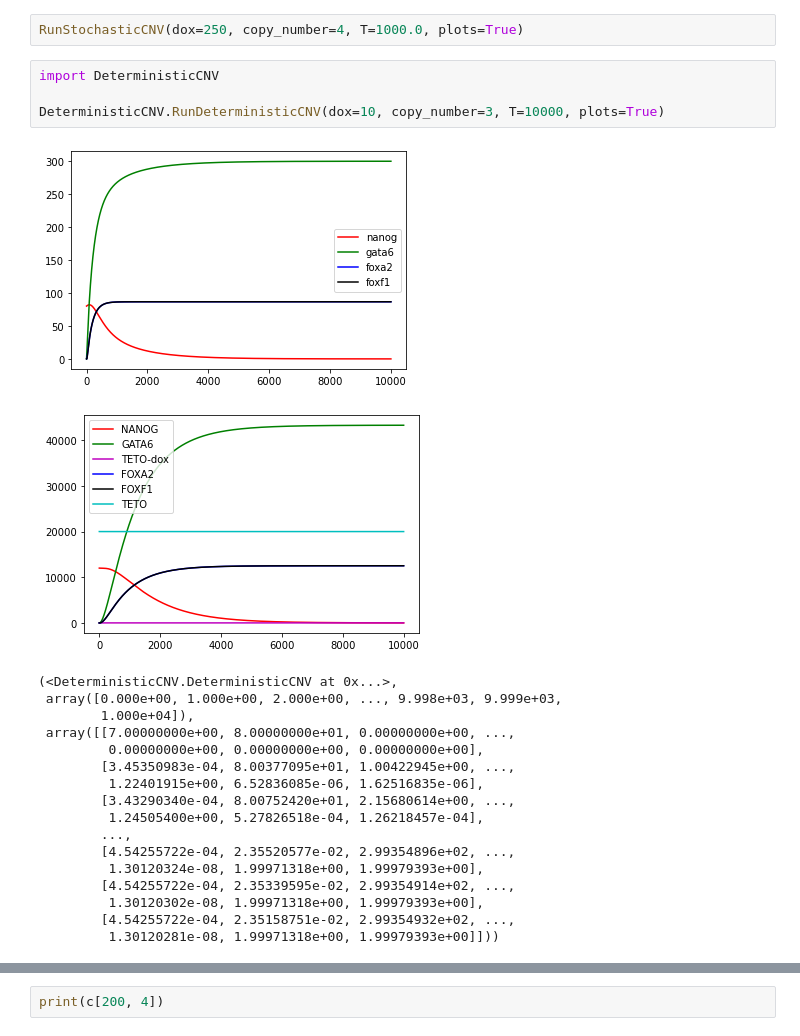
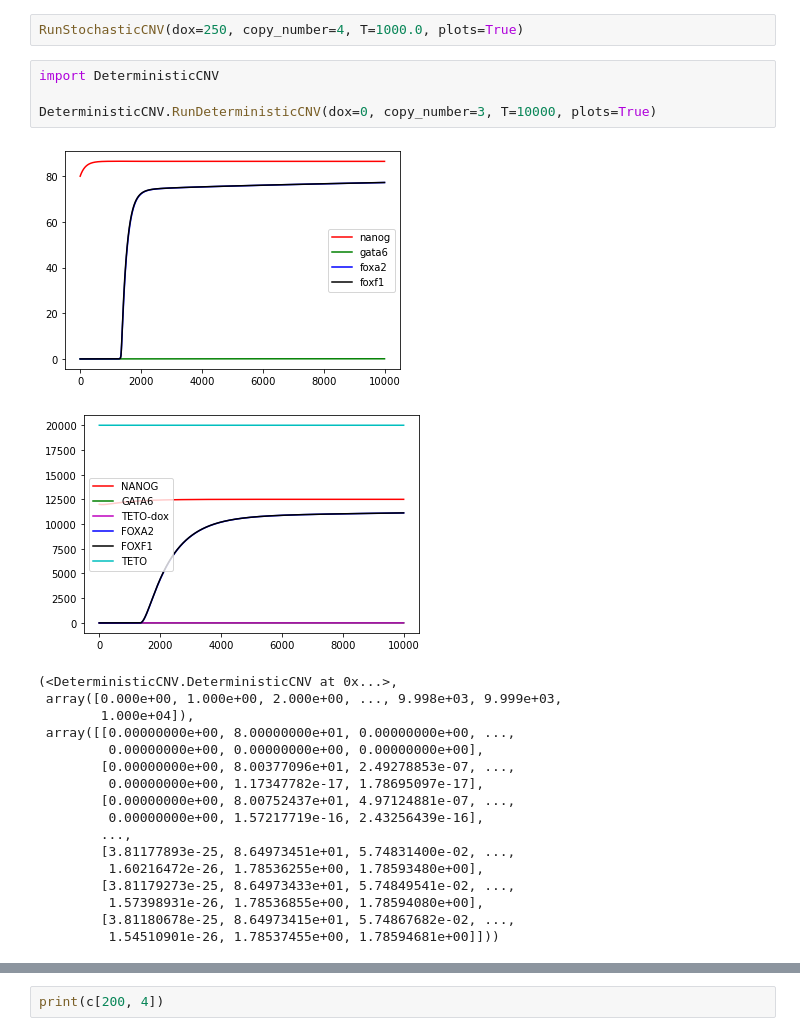
Before and after one commit to ajin40/cdh-gata6-model, a Jupyter notebook: GATA6_mass_action/GATA6_mass_action.ipynb, the cells around one changed output, grey strips where cells are left out. Cells and saved outputs as stored; diff of their text form.

```diff
--- a/GATA6_mass_action/GATA6_mass_action.ipynb
+++ b/GATA6_mass_action/GATA6_mass_action.ipynb
@@ -711,26 +711,26 @@ RunStochasticCNV(dox=250, copy_number=4, T=1000.0, plots=True)
 # %%
 import DeterministicCNV
 
-DeterministicCNV.RunDeterministicCNV(dox=10, copy_number=3, T=10000, plots=True)
+DeterministicCNV.RunDeterministicCNV(dox=0, copy_number=3, T=10000, plots=True)
 # %% [output]
-[figure, old version]
+[figure, new version]
-[figure, old version]
+[figure, new version]
 (<DeterministicCNV.DeterministicCNV at 0x...>,
  array([0.000e+00, 1.000e+00, 2.000e+00, ..., 9.998e+03, 9.999e+03,
         1.000e+04]),
- array([[7.00000000e+00, 8.00000000e+01, 0.00000000e+00, ...,
+ array([[0.00000000e+00, 8.00000000e+01, 0.00000000e+00, ...,
          0.00000000e+00, 0.00000000e+00, 0.00000000e+00],
-        [3.45350983e-04, 8.00377095e+01, 1.00422945e+00, ...,
-         1.22401915e+00, 6.52836085e-06, 1.62516835e-06],
-        [3.43290340e-04, 8.00752420e+01, 2.15680614e+00, ...,
-         1.24505400e+00, 5.27826518e-04, 1.26218457e-04],
+        [0.00000000e+00, 8.00377096e+01, 2.49278853e-07, ...,
+         0.00000000e+00, 1.17347782e-17, 1.78695097e-17],
+        [0.00000000e+00, 8.00752437e+01, 4.97124881e-07, ...,
+         0.00000000e+00, 1.57217719e-16, 2.43256439e-16],
         ...,
-        [4.54255722e-04, 2.35520577e-02, 2.99354896e+02, ...,
-         1.30120324e-08, 1.99971318e+00, 1.99979393e+00],
-        [4.54255722e-04, 2.35339595e-02, 2.99354914e+02, ...,
-         1.30120302e-08, 1.99971318e+00, 1.99979393e+00],
-        [4.54255722e-04, 2.35158751e-02, 2.99354932e+02, ...,
-         1.30120281e-08, 1.99971318e+00, 1.99979393e+00]]))
+        [3.81177893e-25, 8.64973451e+01, 5.74831400e-02, ...,
+         1.60216472e-26, 1.78536255e+00, 1.78593480e+00],
+        [3.81179273e-25, 8.64973433e+01, 5.74849541e-02, ...,
+         1.57398931e-26, 1.78536855e+00, 1.78594080e+00],
+        [3.81180678e-25, 8.64973415e+01, 5.74867682e-02, ...,
+         1.54510901e-26, 1.78537455e+00, 1.78594681e+00]]))
 # %%
 import GATA6_response_model
 
```
Also changed, not shown: parts of 3 cells of this notebook, 3 other files.
